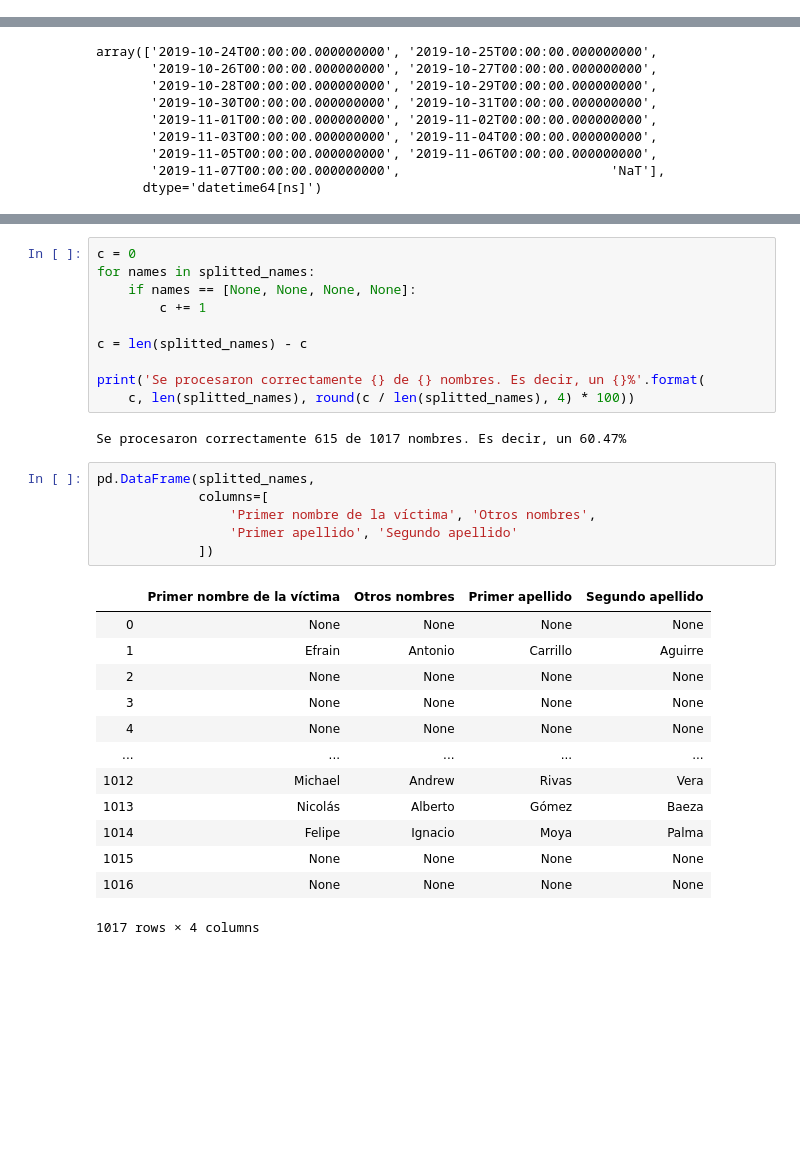
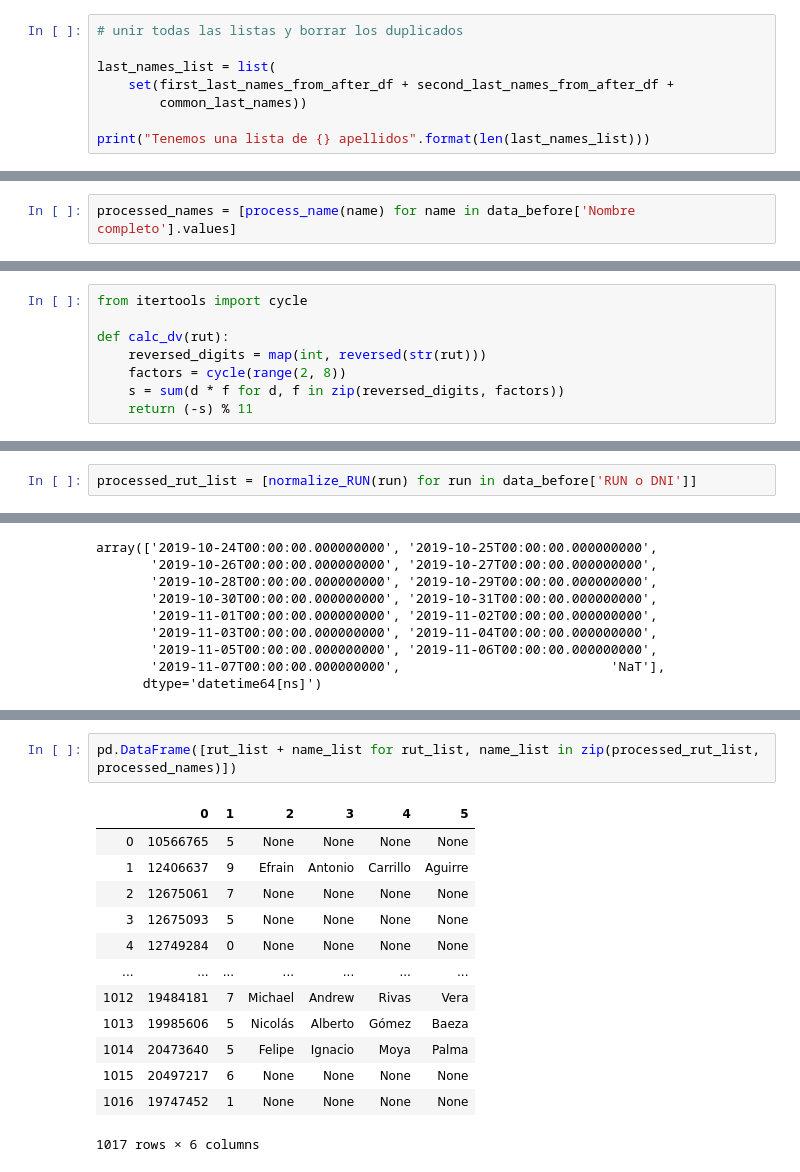
Before and after one commit to pabloBad/Informe_CIDH, a Jupyter notebook: Analisis_1.0.ipynb, the cells around one changed output, grey strips where cells are left out. Drawn from its saved outputs; the diff is of its cells as text; blank space fills up the shorter version.

Commit message:
Apellidos mas comunes, nuevo procesamiento de ruts

```diff
--- a/Analisis_1.0.ipynb
+++ b/Analisis_1.0.ipynb
@@ -189,0 +186,8 @@ pprint(list(data_after['Derivado a'].unique()))
+# %%
+# unir todas las listas y borrar los duplicados
+
+last_names_list = list(
+    set(first_last_names_from_after_df + second_last_names_from_after_df +
+        common_last_names))
+
+print("Tenemos una lista de {} apellidos".format(len(last_names_list)))
@@ -189,0 +277,2 @@ pprint(list(data_after['Derivado a'].unique()))
+# %%
+processed_names = [process_name(name) for name in data_before['Nombre completo'].values]
@@ -334,0 +438,8 @@ Funcion para normalizar RUNs
+# %%
+from itertools import cycle
+
+def calc_dv(rut):
+    reversed_digits = map(int, reversed(str(rut)))
+    factors = cycle(range(2, 8))
+    s = sum(d * f for d, f in zip(reversed_digits, factors))
+    return (-s) % 11
@@ -334,0 +517,2 @@ Funcion para normalizar RUNs
+# %%
+processed_rut_list = [normalize_RUN(run) for run in data_before['RUN o DNI']]
@@ -834,32 +703,16 @@ splitted_names
-# %%
-c = 0
-for names in splitted_names:
-    if names == [None, None, None, None]:
-        c += 1
-
-c = len(splitted_names) - c
-
-print('Se procesaron correctamente {} de {} nombres. Es decir, un {}%'.format(
-    c, len(splitted_names), round(c / len(splitted_names), 4) * 100))
-# %% [output]
-Se procesaron correctamente 615 de 1017 nombres. Es decir, un 60.47%
-# %%
-pd.DataFrame(splitted_names,
-             columns=[
-                 'Primer nombre de la víctima', 'Otros nombres',
-                 'Primer apellido', 'Segundo apellido'
-             ])
-# %% [output]
-|  | Primer nombre de la víctima | Otros nombres | Primer apellido | Segundo apellido |
-| 0 | None | None | None | None |
-| 1 | Efrain | Antonio | Carrillo | Aguirre |
-| 2 | None | None | None | None |
-| 3 | None | None | None | None |
-| 4 | None | None | None | None |
-| ... | ... | ... | ... | ... |
-| 1012 | Michael | Andrew | Rivas | Vera |
-| 1013 | Nicolás | Alberto | Gómez | Baeza |
-| 1014 | Felipe | Ignacio | Moya | Palma |
-| 1015 | None | None | None | None |
-| 1016 | None | None | None | None |
-1017 rows × 4 columns
+# %%
+pd.DataFrame([rut_list + name_list for rut_list, name_list in zip(processed_rut_list, processed_names)])
+# %% [output]
+|  | 0 | 1 | 2 | 3 | 4 | 5 |
+| 0 | 10566765 | 5 | None | None | None | None |
+| 1 | 12406637 | 9 | Efrain | Antonio | Carrillo | Aguirre |
+| 2 | 12675061 | 7 | None | None | None | None |
+| 3 | 12675093 | 5 | None | None | None | None |
+| 4 | 12749284 | 0 | None | None | None | None |
+| ... | ... | ... | ... | ... | ... | ... |
+| 1012 | 19484181 | 7 | Michael | Andrew | Rivas | Vera |
+| 1013 | 19985606 | 5 | Nicolás | Alberto | Gómez | Baeza |
+| 1014 | 20473640 | 5 | Felipe | Ignacio | Moya | Palma |
+| 1015 | 20497217 | 6 | None | None | None | None |
+| 1016 | 19747452 | 1 | None | None | None | None |
+1017 rows × 6 columns
```
Also changed, not shown: parts of 40 cells of this notebook, 1 other file.
